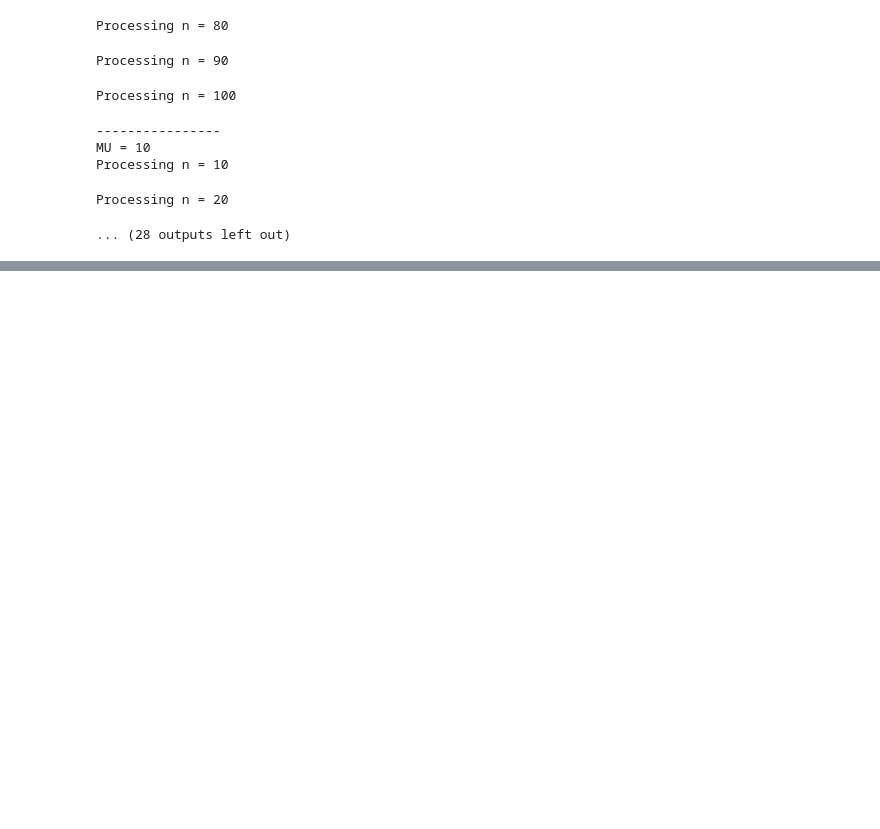
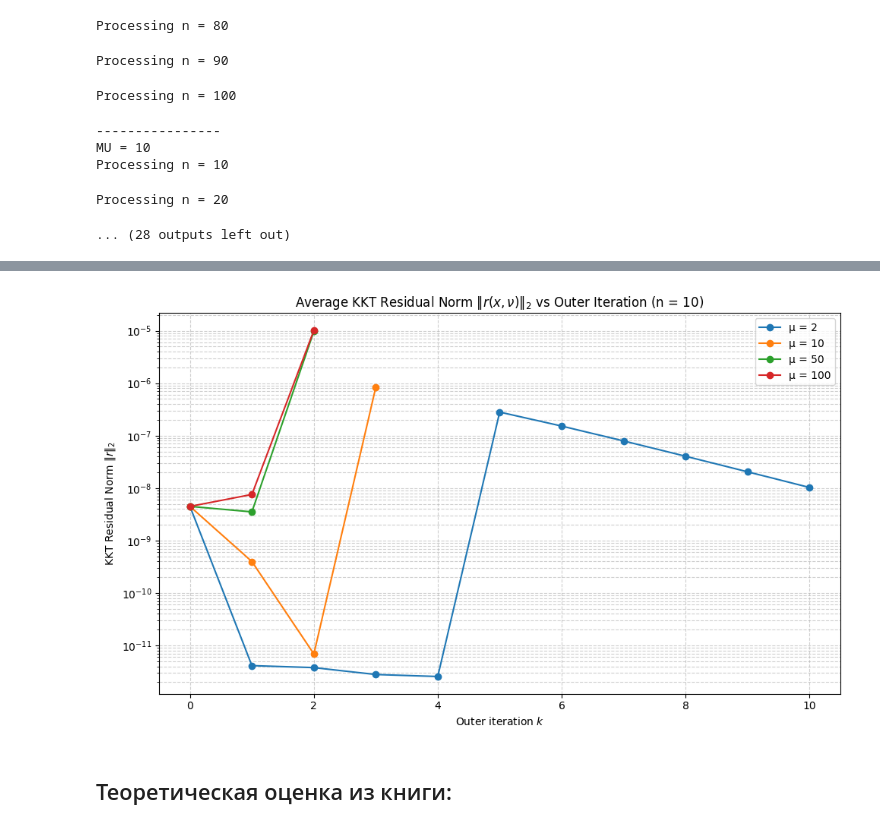
Before and after one commit to a13xbb/optimization-labs-mag, a Jupyter notebook: lab_4.ipynb, the cells around one changed output, grey strips where cells are left out. Drawn from its saved outputs; the diff is of its cells as text; code cells hidden in the pictures; blank space fills up the shorter version.

```diff
--- a/lab_4.ipynb
+++ b/lab_4.ipynb
@@ -517,0 +689,24 @@ plt.grid(True)
+# %%
+plt.figure(figsize=(10, 6))
+
+for mu in mu_list:
+    klist = kkt_histories[mu]
+    maxlen = max(len(seq) for seq in klist)
+
+    # выравниваем все истории по длине
+    padded_kkt = [seq + [seq[-1]] * (maxlen - len(seq)) for seq in klist]
+    avg_kkt_norm = np.mean(padded_kkt, axis=0)
+
+    plt.semilogy(avg_kkt_norm, marker='o', label=f'µ = {mu}')
+
+plt.title('Average KKT Residual Norm $\|r(x,\\nu)\|_2$ vs Outer Iteration (n = 10)')
+plt.xlabel('Outer iteration $k$')
+plt.ylabel('KKT Residual Norm $\|r\|_2$')
+plt.grid(True, which='both', linestyle='--', alpha=0.6)
+plt.legend()
+plt.tight_layout()
+plt.show()
+# %% [output]
+[figure, added]
+# %% [markdown]
+## Теоретическая оценка из книги:
```
Also changed, not shown: parts of 28 cells of this notebook.
